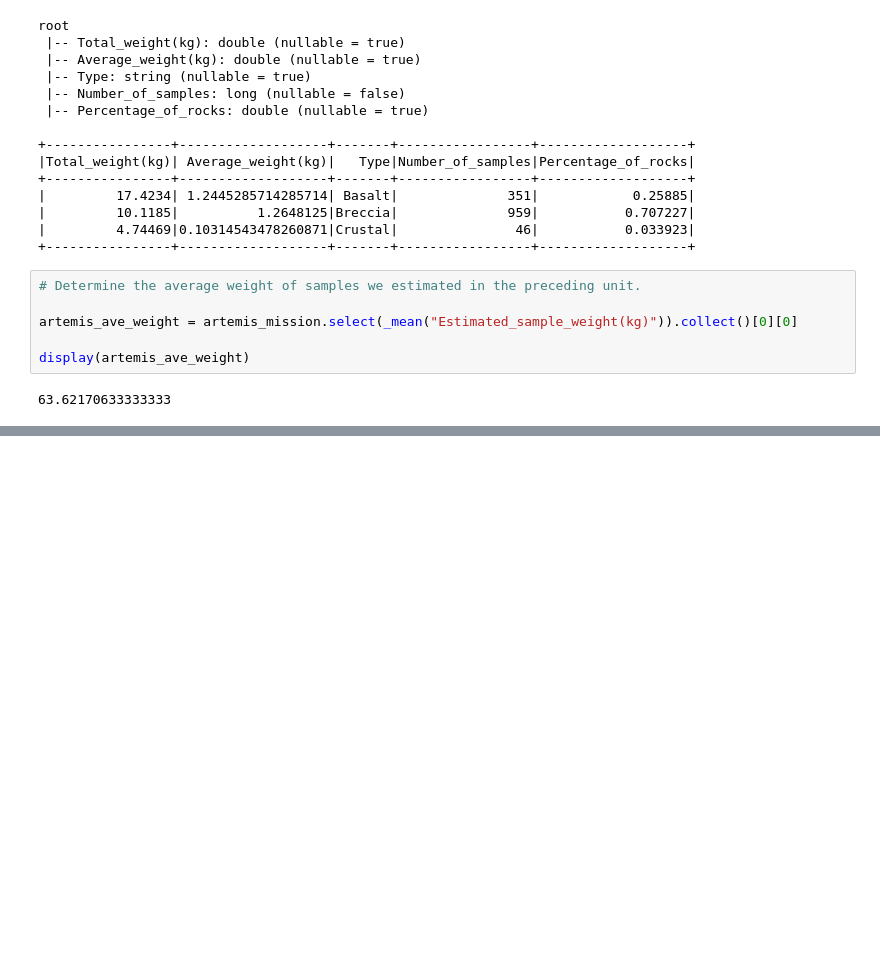
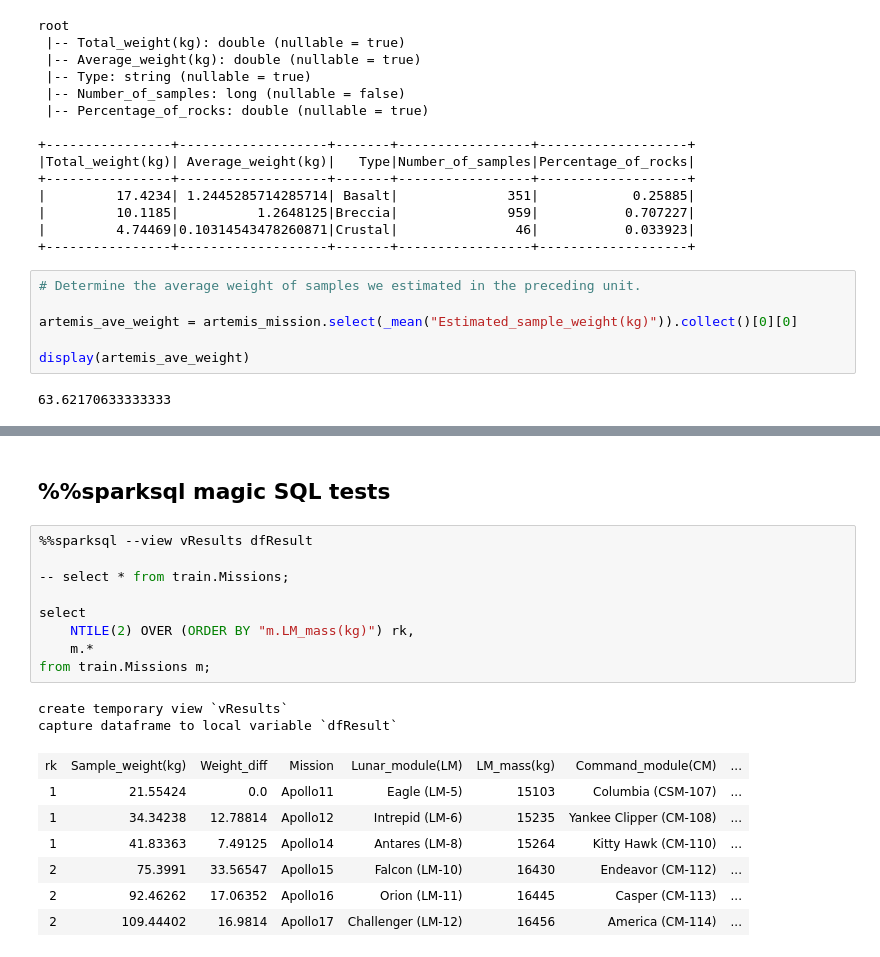
Before and after one commit to WhereDoIClick/TechProjects, a Jupyter notebook: over-the-moon/sample-return/TestPySpark.ipynb, the cells around one changed output, grey strips where cells are left out. Drawn from its saved outputs; the diff is of its cells as text; blank space fills up the shorter version.

```diff
--- a/over-the-moon/sample-return/TestPySpark.ipynb
+++ b/over-the-moon/sample-return/TestPySpark.ipynb
@@ -832,3 +882,24 @@ Data columns (total 7 columns):
 |         10.1185|          1.2648125|Breccia|              959|           0.707227|        44.994989|       35.574434|
 |         4.74469|0.10314543478260871|Crustal|               46|           0.033923|         2.158239|       20.924232|
 +----------------+-------------------+-------+-----------------+-------------------+-----------------+----------------+
+# %% [markdown]
+## %%sparksql magic SQL tests
+# %%
+%%sparksql --view vResults dfResult
+
+-- select * from train.Missions;
+
+select
+    NTILE(2) OVER (ORDER BY "m.LM_mass(kg)") rk,
+    m.*
+from train.Missions m;
+# %% [output]
+create temporary view `vResults`
+capture dataframe to local variable `dfResult`
+| rk | Sample_weight(kg) | Weight_diff | Mission | Lunar_module(LM) | LM_mass(kg) | Command_module(CM) | ... |
+| 1 | 21.55424 | 0.0 | Apollo11 | Eagle (LM-5) | 15103 | Columbia (CSM-107) | ... |
+| 1 | 34.34238 | 12.78814 | Apollo12 | Intrepid (LM-6) | 15235 | Yankee Clipper (CM-108) | ... |
+| 1 | 41.83363 | 7.49125 | Apollo14 | Antares (LM-8) | 15264 | Kitty Hawk (CM-110) | ... |
+| 2 | 75.3991 | 33.56547 | Apollo15 | Falcon (LM-10) | 16430 | Endeavor (CM-112) | ... |
+| 2 | 92.46262 | 17.06352 | Apollo16 | Orion (LM-11) | 16445 | Casper (CM-113) | ... |
+| 2 | 109.44402 | 16.9814 | Apollo17 | Challenger (LM-12) | 16456 | America (CM-114) | ... |
```
Also changed, not shown: parts of 11 cells of this notebook.
